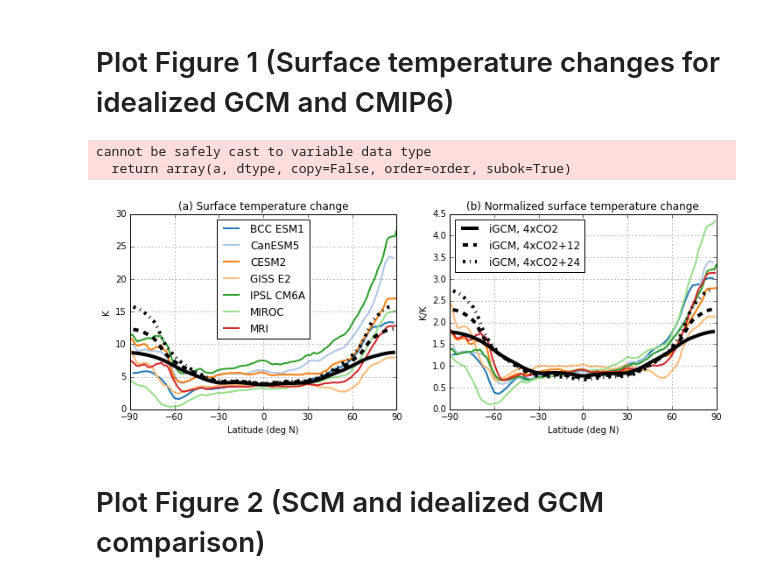
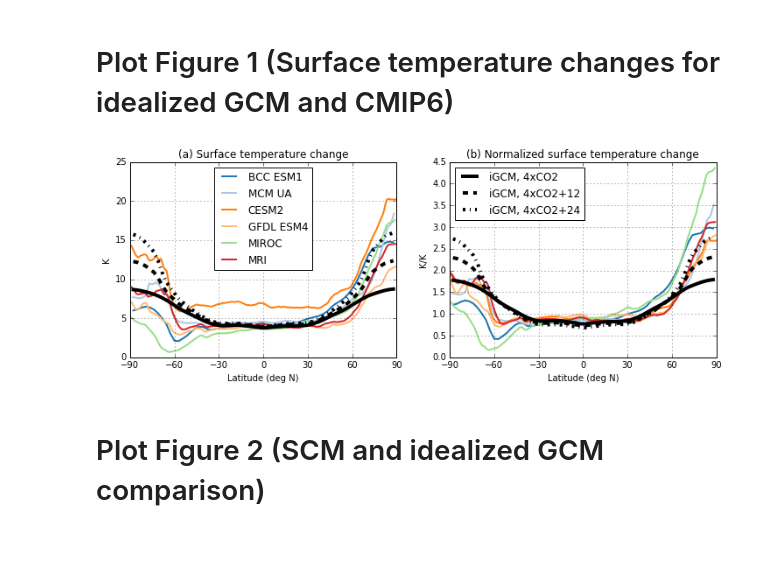
Before and after one commit to matthewjhenry/HMLR19_SCM, a Jupyter notebook: plot_figures.ipynb, the cells around one changed output. Cells and saved outputs as stored; diff of their text form; code cells hidden in the pictures; blank space fills up the shorter version.

Commit message:
change cmip6 fig

```diff
--- a/plot_figures.ipynb
+++ b/plot_figures.ipynb
@@ -389,17 +389,11 @@ Getting ozone data from /home/mhenry/Programs/anaconda2/lib/python2.7/site-packa
 # %%
 class ts_obj:
 
-    def __init__(self, file_pic, file_4x):
-        self.pic = netCDF4.Dataset(file_pic)
-        self.co2 = netCDF4.Dataset(file_4x)
+    def __init__(self, fil):
+        self.pic = netCDF4.Dataset(fil)
         self.lat = self.pic.variables['lat'][:]
-        masks = [self.lat>-30,self.lat<30]
-        mask_trop = masks[0] & masks[1]
-        self.ts_pic = np.mean(np.mean(self.pic.variables['ts'],0),1)
-        self.ts_co2 = np.mean(np.mean(self.co2.variables['ts'],0),1)
-        self.ts_diff = self.ts_co2-self.ts_pic
-        self.ts_diff_mean = mean_lat(self.lat,self.ts_diff)
-        self.AA_factor = mean_lat(self.lat[self.lat>60],self.ts_diff[self.lat>60])/mean_lat(self.lat[mask_trop],self.ts_diff[mask_trop])
+        self.ts_diff = np.nanmean(self.pic.variables['ts'],0)
+        self.ts_diff_pattern = self.ts_diff/mean_lat(self.lat,self.ts_diff)
 # %%
 #setup tableau 10 colors
 tableau = [(31, 119, 180), (174, 199, 232), (255, 127, 14), (255, 187, 120),
@@ -411,63 +405,62 @@ for i in range(len(tableau)):
     r, g, b = tableau[i]
     tableau[i] = (r / 255., g / 255., b / 255.)
 
-BCCESM1 = ts_obj('./../../Research_data/cmip6/ts_BCC-ESM1_pic.nc','./../../Research_data/cmip6/ts_BCC-ESM1_4x.nc')
-CanESM5 = ts_obj('./../../Research_data/cmip6/ts_CanESM5_pic.nc','./../../Research_data/cmip6/ts_CanESM5_4x.nc')
-CESM2 = ts_obj('./../../Research_data/cmip6/ts_CESM2_pic.nc','./../../Research_data/cmip6/ts_CESM2_4x.nc')
-GISSE2 = ts_obj('./../../Research_data/cmip6/ts_GISS-E2_pic.nc','./../../Research_data/cmip6/ts_GISS-E2_4x.nc')
-IPSL_CM6A = ts_obj('./../../Research_data/cmip6/ts_IPSL-CM6A_pic.nc','./../../Research_data/cmip6/ts_IPSL-CM6A_4x.nc')
-MIROC = ts_obj('./../../Research_data/cmip6/ts_MIROC_pic.nc','./../../Research_data/cmip6/ts_MIROC_4x.nc')
-MRI = ts_obj('./../../Research_data/cmip6/ts_MRI-ESM2_pic.nc','./../../Research_data/cmip6/ts_MRI-ESM2_4x.nc')
+BCCESM1 = ts_obj('./cmip6_data/ts_diff_BCC-ESM1.nc')
+# CanESM5 = ts_obj('./cmip6_data/ts_diff_CanESM5.nc')
+CESM2 = ts_obj('./cmip6_data/ts_diff_CESM2.nc')
+GFDL = ts_obj('./cmip6_data/ts_diff_GFDL-ESM4.nc')
+MCM_UA = ts_obj('./cmip6_data/ts_diff_MCM-UA-1-0.nc')
+# GISSE2 = ts_obj('./cmip6_data/ts_diff_GISS-E2-1-H.nc')
+# IPSL_CM6A = ts_obj('./cmip6_data/ts_diff_IPSL-CM6A-LR.nc')
+MIROC = ts_obj('./cmip6_data/ts_diff_MIROC6.nc')
+MRI = ts_obj('./cmip6_data/ts_diff_MRI-ESM2-0.nc')
+# NESM3 = ts_obj('./cmip6_data/ts_diff_NESM3.nc')
 
 fig = matplotlib.pyplot.gcf()
 fig.set_size_inches(12, 4)
 plt.subplot(1,2,1)
 plt.plot(BCCESM1.lat,BCCESM1.ts_diff, c=tableau[0], linewidth=2, label='BCC ESM1')
-plt.plot(CanESM5.lat,CanESM5.ts_diff, c=tableau[1], linewidth=2, label='CanESM5')
+plt.plot(MCM_UA.lat,MCM_UA.ts_diff, c=tableau[1], linewidth=2, label='MCM UA')
 plt.plot(CESM2.lat,CESM2.ts_diff, c=tableau[2], linewidth=2, label='CESM2')
-plt.plot(GISSE2.lat,GISSE2.ts_diff, c=tableau[3], linewidth=2, label='GISS E2')
-plt.plot(IPSL_CM6A.lat,IPSL_CM6A.ts_diff, c=tableau[4], linewidth=2, label='IPSL CM6A')
+plt.plot(GFDL.lat,GFDL.ts_diff, c=tableau[3], linewidth=2, label='GFDL ESM4')
 plt.plot(MIROC.lat,MIROC.ts_diff, c=tableau[5], linewidth=2, label='MIROC')
 plt.plot(MRI.lat,MRI.ts_diff, c=tableau[6], linewidth=2, label='MRI')
 plt.plot(co2.lat_,co2.sat_lin_diff, 'k', linewidth=4)
 plt.plot(co2.lat_,co2_HS12.sat_lin_diff, 'k--', linewidth=4)
 plt.plot(co2.lat_,co2_HS24.sat_lin_diff,'k-.', linewidth=4)
 plt.grid()
 plt.title('(a) Surface temperature change')
 plt.xticks(np.linspace(-90, 90, 7))
 plt.xlim([-90,90])
 # plt.ylim([-0.5,2.5])
 lgd = plt.legend(loc='best')
 plt.ylabel('K')
 plt.xlabel('Latitude (deg N)')
 
 plt.subplot(1,2,2)
-plt.plot(BCCESM1.lat,BCCESM1.ts_diff/mean_lat(BCCESM1.lat,BCCESM1.ts_diff), c=tableau[0], linewidth=2)
-plt.plot(CanESM5.lat,CanESM5.ts_diff/mean_lat(CanESM5.lat,CanESM5.ts_diff), c=tableau[1], linewidth=2)
-plt.plot(CESM2.lat,CESM2.ts_diff/mean_lat(CESM2.lat,CESM2.ts_diff), c=tableau[2], linewidth=2)
-plt.plot(GISSE2.lat,GISSE2.ts_diff/mean_lat(GISSE2.lat,GISSE2.ts_diff), c=tableau[3], linewidth=2)
-plt.plot(IPSL_CM6A.lat,IPSL_CM6A.ts_diff/mean_lat(IPSL_CM6A.lat,IPSL_CM6A.ts_diff), c=tableau[4], linewidth=2)
-plt.plot(MIROC.lat,MIROC.ts_diff/mean_lat(MIROC.lat,MIROC.ts_diff), c=tableau[5], linewidth=2)
-plt.plot(MRI.lat,MRI.ts_diff/mean_lat(MRI.lat,MRI.ts_diff), c=tableau[6], linewidth=2)
+plt.plot(BCCESM1.lat,BCCESM1.ts_diff_pattern, c=tableau[0], linewidth=2)
+plt.plot(MCM_UA.lat,MCM_UA.ts_diff_pattern, c=tableau[1], linewidth=2)
+plt.plot(CESM2.lat,CESM2.ts_diff_pattern, c=tableau[2], linewidth=2)
+plt.plot(GFDL.lat,GFDL.ts_diff_pattern, c=tableau[3], linewidth=2)
+plt.plot(MIROC.lat,MIROC.ts_diff_pattern, c=tableau[5], linewidth=2)
+plt.plot(MRI.lat,MRI.ts_diff_pattern, c=tableau[6], linewidth=2)
 plt.plot(co2.lat_,co2.sat_lin_diff/mean_lat(co2.lat_,co2.sat_lin_diff), 'k', linewidth=4, label='iGCM, 4xCO2')
 plt.plot(co2.lat_,co2_HS12.sat_lin_diff/mean_lat(co2.lat_,co2_HS12.sat_lin_diff), 'k--', linewidth=4, label='iGCM, 4xCO2+12')
 plt.plot(co2.lat_,co2_HS24.sat_lin_diff/mean_lat(co2.lat_,co2_HS24.sat_lin_diff),'k-.', label='iGCM, 4xCO2+24', linewidth=4)
 plt.grid()
 plt.title('(b) Normalized surface temperature change')
 plt.xticks(np.linspace(-90, 90, 7))
 plt.xlim([-90,90])
 # plt.ylim([-0.5,2.5])
 # lgd = plt.legend(bbox_to_anchor=(1.54, 1.025))
 lgd = plt.legend(loc='best')
 plt.ylabel('K/K')
 plt.xlabel('Latitude (deg N)')
 
 plt.savefig('fig1.eps', bbox_extra_artists=(lgd,), bbox_inches='tight')
 plt.show()
 # %% [output]
-cannot be safely cast to variable data type
-  return array(a, dtype, copy=False, order=order, subok=True)
-[figure, old version]
+[figure, new version]
 # %% [markdown]
 # Plot Figure 2 (SCM and idealized GCM comparison)
 # %%
```
Also changed, not shown: 16 other files.
